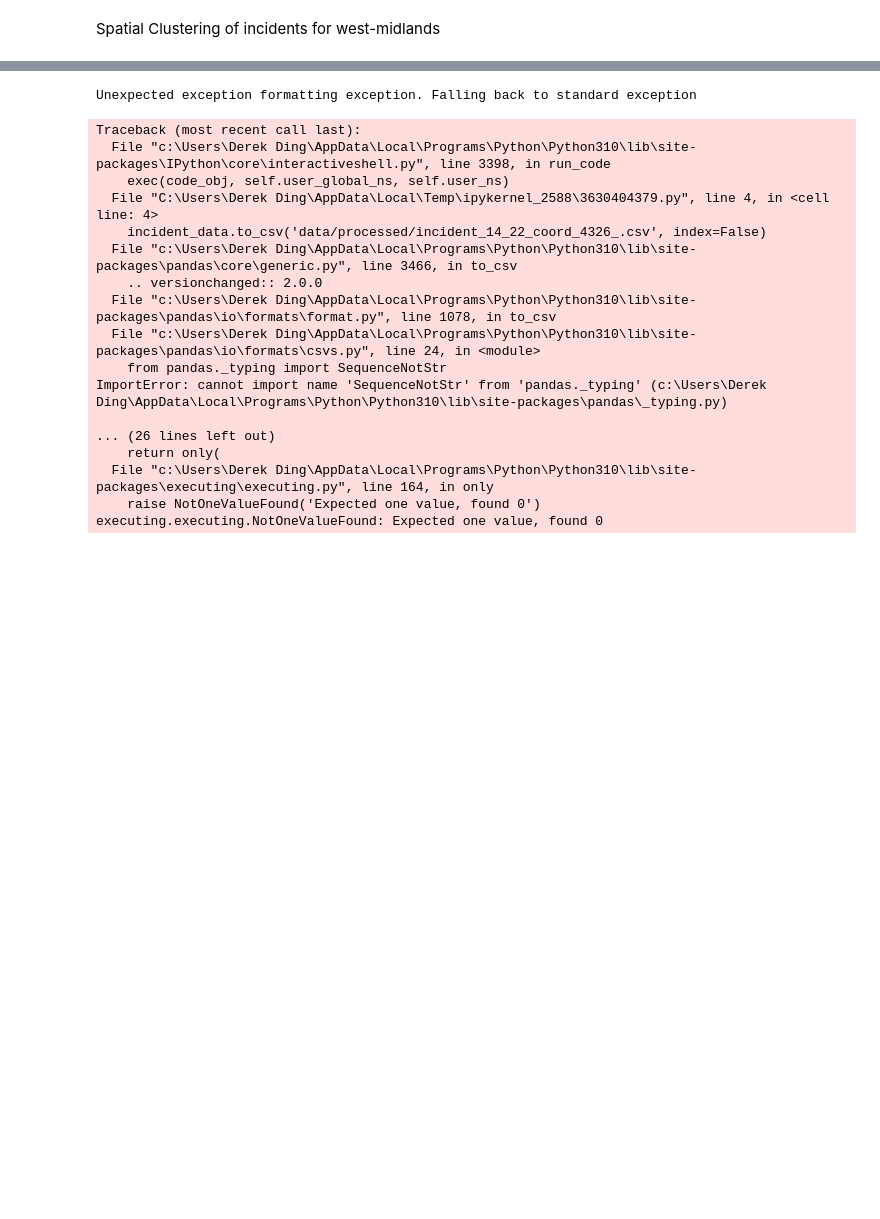
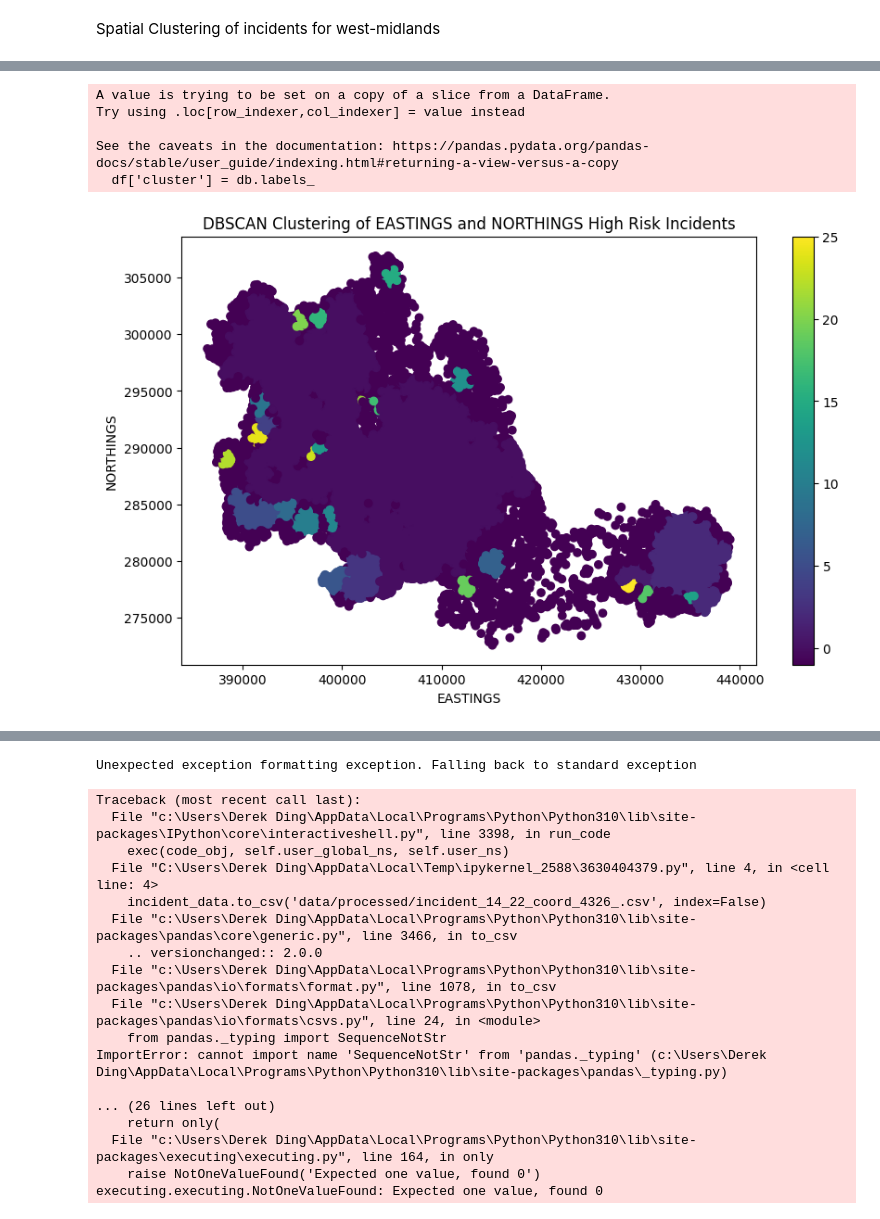
Before and after one commit to BohaoSuCC/CASADataHackathon, a Jupyter notebook: spatial_cluster.ipynb, the cells around one changed output, grey strips where cells are left out. Cells and saved outputs as stored; diff of their text form; code cells hidden in the pictures; blank space fills up the shorter version.

Commit message:
4 clustering

```diff
--- a/spatial_cluster.ipynb
+++ b/spatial_cluster.ipynb
@@ -23,0 +37,40 @@ incident_data.head()
+# %%
+# slice the data into 4 sub datasets, by incident_profile_label = "High Risk	", "Low Risk", "Medium Risk", "Very High Risk" ""
+# select a high risk:
+high_risk = incident_data[incident_data['incident_profile_label'] == 'High Risk']
+low_risk = incident_data[incident_data['incident_profile_label'] == 'Low Risk']
+medium_risk = incident_data[incident_data['incident_profile_label'] == 'Medium Risk']
+false_alarm = incident_data[incident_data['incident_profile_label'] == 'False Alarms']
+# %%
+def dbscan_clutstering(df, eps, min_samples, plot_title):
+    coords = df[['EASTINGS', 'NORTHINGS']].values
+    # Perform DBSCAN clustering
+    db = DBSCAN(eps=eps, min_samples=min_samples).fit(coords)
+
+    # Add the cluster labels to the DataFrame
+    df['cluster'] = db.labels_
+
+    # Plot the clustered data
+    plt.figure(figsize=(10, 6))
+
+    # Scatter plot of the points
+    plt.scatter(df['EASTINGS'], df['NORTHINGS'], c=df['cluster'], cmap='viridis', marker='o')
+    # add color bar legend
+    plt.colorbar()
+
+    # Add labels and title
+    plt.xlabel('EASTINGS')
+    plt.ylabel('NORTHINGS')
+
+    plt.title(plot_title)
+
+    plt.show()
+# %%
+dbscan_clutstering(high_risk, 500, 50, 'DBSCAN Clustering of EASTINGS and NORTHINGS High Risk Incidents')
+# %% [output]
+A value is trying to be set on a copy of a slice from a DataFrame.
+Try using .loc[row_indexer,col_indexer] = value instead
+
+See the caveats in the documentation: https://pandas.pydata.org/pandas-docs/stable/user_guide/indexing.html#returning-a-view-versus-a-copy
+  df['cluster'] = db.labels_
+[figure, added]
```
Also changed, not shown: parts of 8 cells of this notebook.
